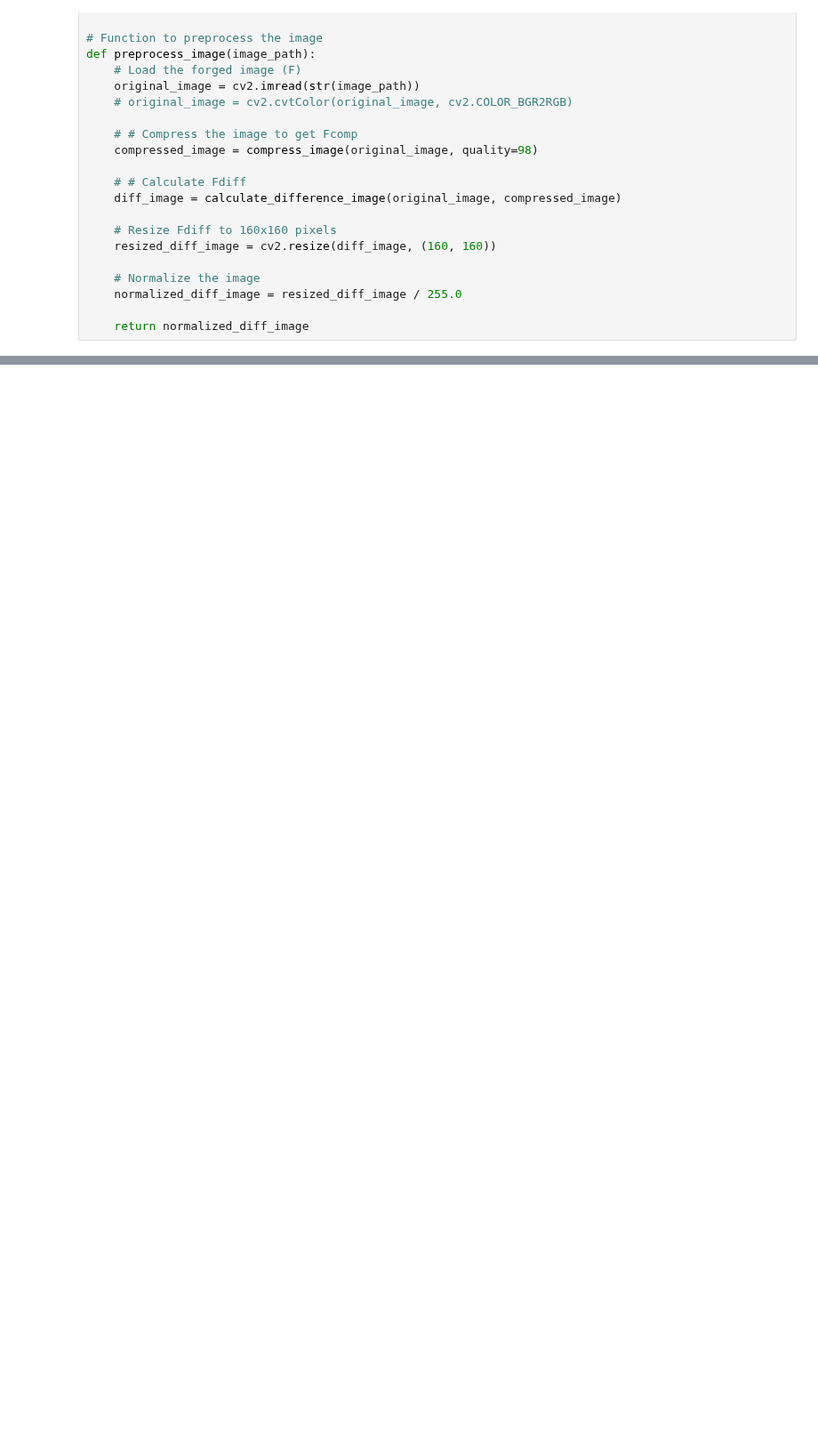
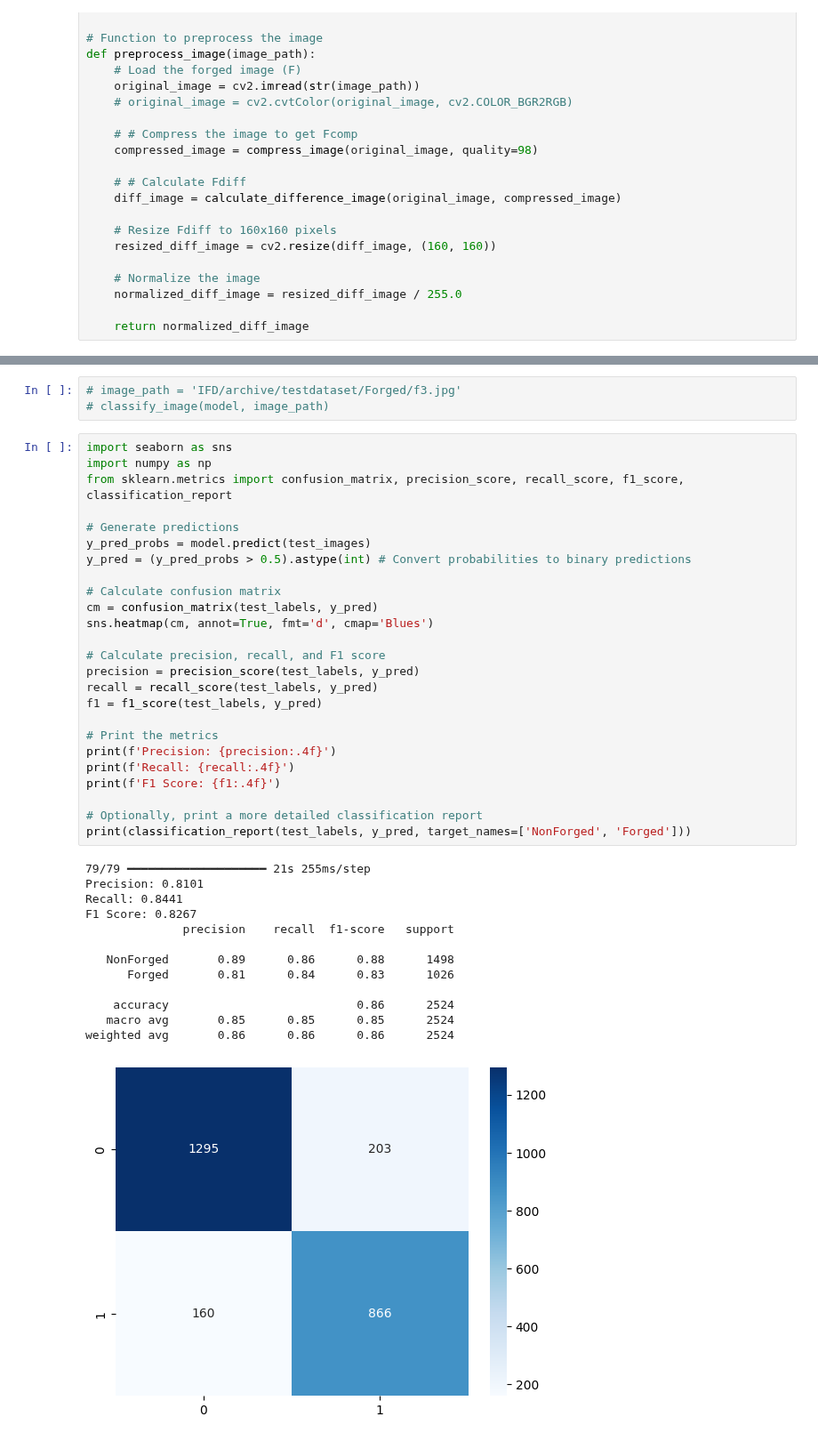
Before and after one commit to nishmakafle/thesis_research, a Jupyter notebook: thesis_expirement.ipynb, the cells around one changed output, grey strips where cells are left out. Shown at 89% size. Drawn from its saved outputs; the diff is of its cells as text; blank space fills up the shorter version.

```diff
--- a/thesis_expirement.ipynb
+++ b/thesis_expirement.ipynb
@@ -239,0 +241,42 @@ plt.show()
+# %%
+# image_path = 'IFD/archive/testdataset/Forged/f3.jpg'
+# classify_image(model, image_path)
+# %%
+import seaborn as sns
+import numpy as np
+from sklearn.metrics import confusion_matrix, precision_score, recall_score, f1_score, classification_report
+
+# Generate predictions
+y_pred_probs = model.predict(test_images)
+y_pred = (y_pred_probs > 0.5).astype(int) # Convert probabilities to binary predictions
+
+# Calculate confusion matrix
+cm = confusion_matrix(test_labels, y_pred)
+sns.heatmap(cm, annot=True, fmt='d', cmap='Blues')
+
+# Calculate precision, recall, and F1 score
+precision = precision_score(test_labels, y_pred)
+recall = recall_score(test_labels, y_pred)
+f1 = f1_score(test_labels, y_pred)
+
+# Print the metrics
+print(f'Precision: {precision:.4f}')
+print(f'Recall: {recall:.4f}')
+print(f'F1 Score: {f1:.4f}')
+
+# Optionally, print a more detailed classification report
+print(classification_report(test_labels, y_pred, target_names=['NonForged', 'Forged']))
+# %% [output]
+79/79 ━━━━━━━━━━━━━━━━━━━━ 21s 255ms/step
+Precision: 0.8101
+Recall: 0.8441
+F1 Score: 0.8267
+              precision    recall  f1-score   support
+
+   NonForged       0.89      0.86      0.88      1498
+      Forged       0.81      0.84      0.83      1026
+
+    accuracy                           0.86      2524
+   macro avg       0.85      0.85      0.85      2524
+weighted avg       0.86      0.86      0.86      2524
+[figure, added]
```
Also changed, not shown: parts of 5 cells of this notebook, 7 other files.
